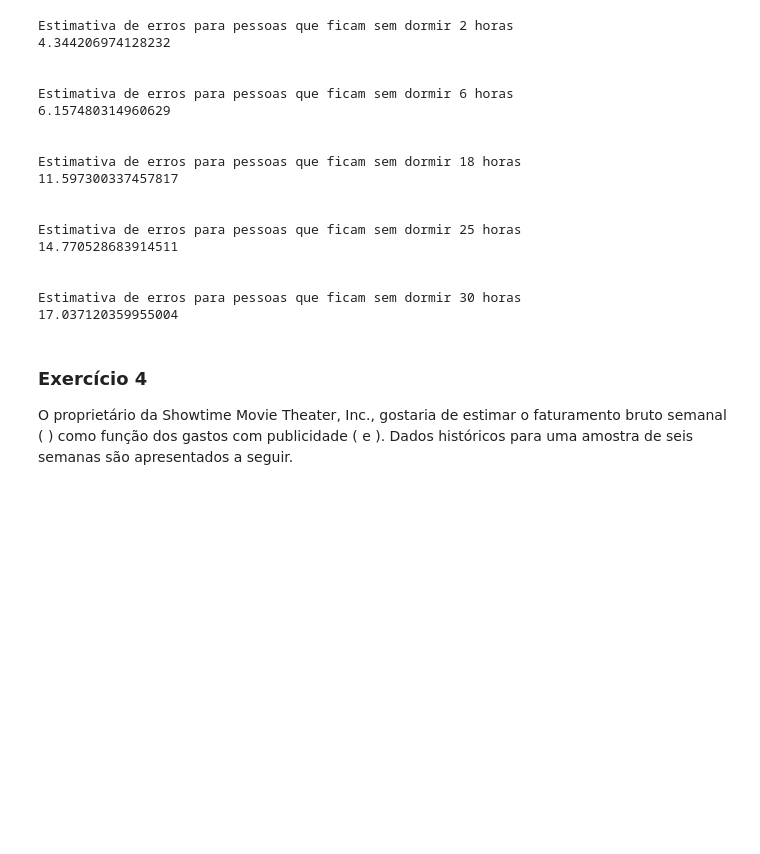
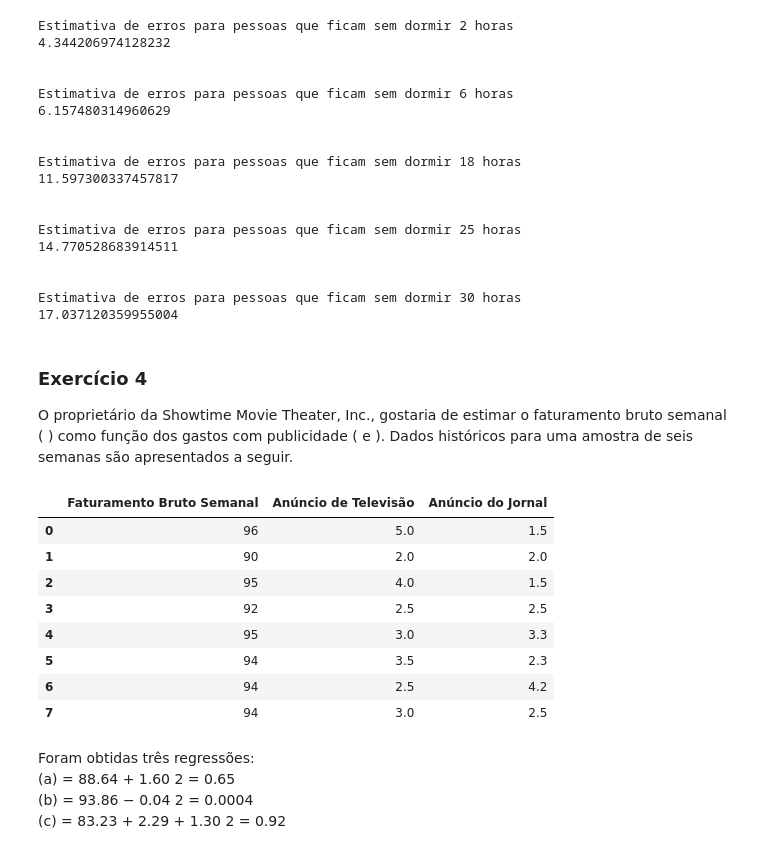
Before and after one commit to lucioew28/avaliacao_c2_a2_adac, a Jupyter notebook: regressao_linear.ipynb, the cells around one changed output. Drawn from its saved outputs; the diff is of its cells as text; code cells hidden in the pictures; blank space fills up the shorter version.

```diff
--- a/regressao_linear.ipynb
+++ b/regressao_linear.ipynb
@@ -309,3 +309,28 @@ Estimativa de erros para pessoas que ficam sem dormir 30 horas
 <p>O proprietário da Showtime Movie Theater, Inc., gostaria de estimar o faturamento
 bruto semanal ( ) como função dos gastos com publicidade ( e ). Dados históricos
 para uma amostra de seis semanas são apresentados a seguir.</p>
+# %%
+exe4_data = {
+    'Faturamento Bruto Semanal': [96,90,95,92,95,94,94,94],
+    'Anúncio de Televisão': [5.0,2.0,4.0,2.5,3.0,3.5,2.5,3.0],
+    'Anúncio do Jornal': [1.5,2.0,1.5,2.5,3.3,2.3,4.2,2.5]
+}
+
+df_exe4 = pd.DataFrame(exe4_data)
+df_exe4
+# %% [output]
+|  | Faturamento Bruto Semanal | Anúncio de Televisão | Anúncio do Jornal |
+| 0 | 96 | 5.0 | 1.5 |
+| 1 | 90 | 2.0 | 2.0 |
+| 2 | 95 | 4.0 | 1.5 |
+| 3 | 92 | 2.5 | 2.5 |
+| 4 | 95 | 3.0 | 3.3 |
+| 5 | 94 | 3.5 | 2.3 |
+| 6 | 94 | 2.5 | 4.2 |
+| 7 | 94 | 3.0 | 2.5 |
+# %% [markdown]
+<p>Foram obtidas três regressões:
+<br>(a) = 88.64 + 1.60 2 = 0.65
+<br>(b) = 93.86 − 0.04 2 = 0.0004
+<br>(c) = 83.23 + 2.29 + 1.30 2 = 0.92
+</p>
```
Also changed, not shown: parts of 10 cells of this notebook.
